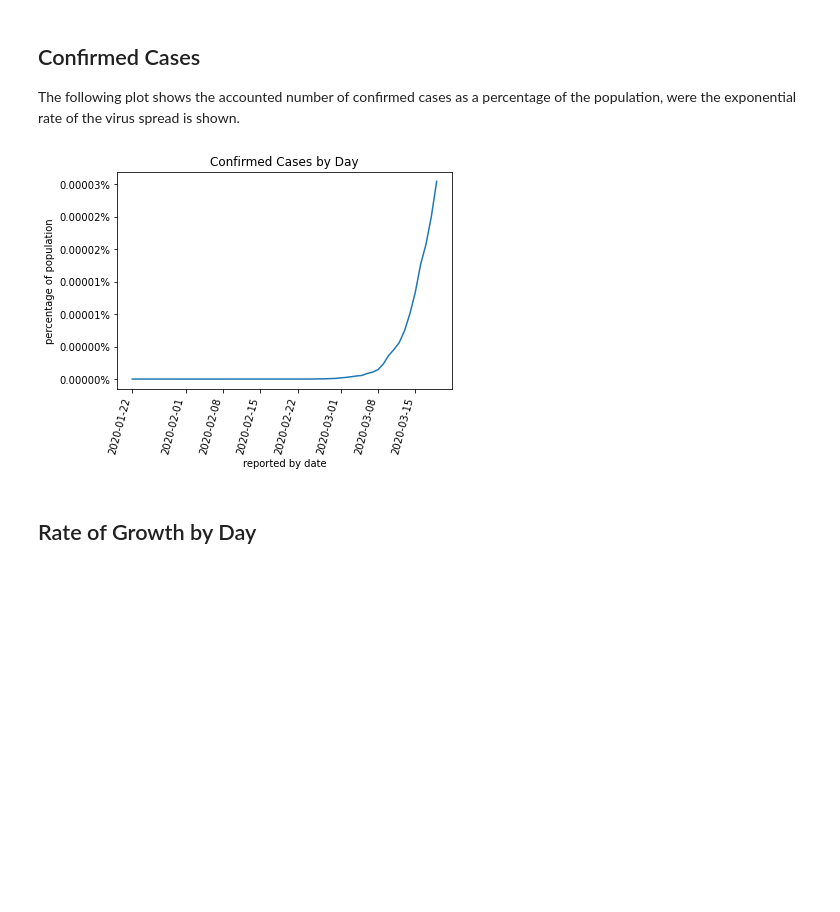
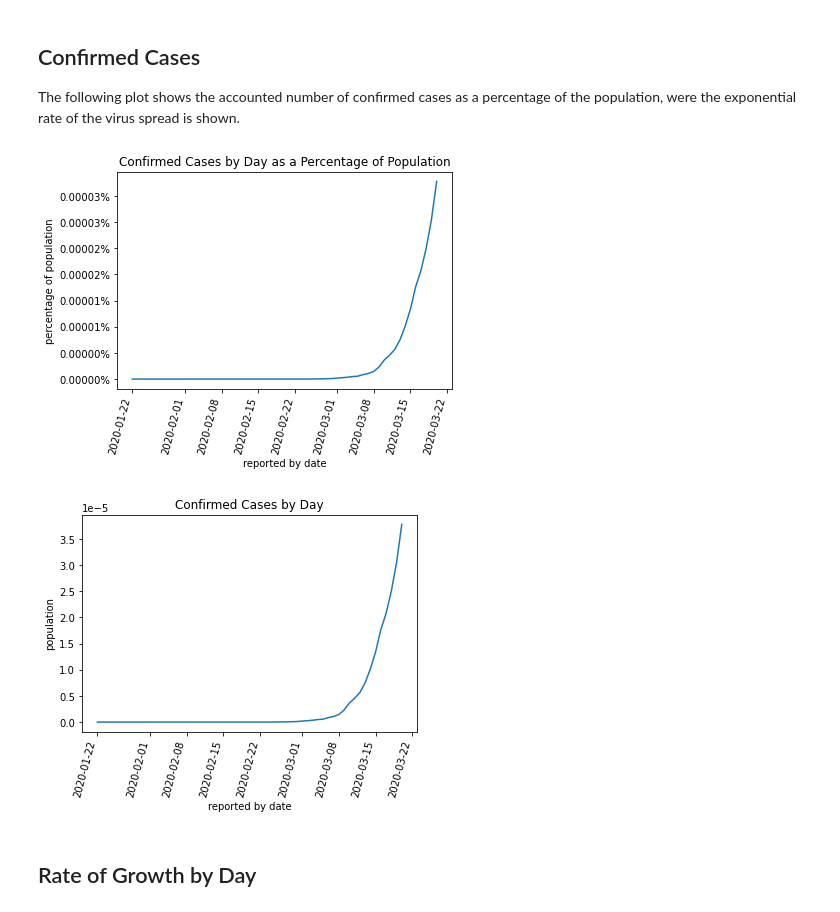
Before and after one commit to PrettyBoyHelios/spain-covid19, a Jupyter notebook: Spain Infected Population Analysis.ipynb, the cells around one changed output. Saved outputs shown, nothing was run; the diff lists cells and outputs as text; code cells hidden in the pictures; blank space fills up the shorter version.

Commit message:
Added 20-03-2020 data for Mexico & Spain

```diff
--- a/Spain Infected Population Analysis.ipynb
+++ b/Spain Infected Population Analysis.ipynb
@@ -23,6 +23,7 @@ Now, we proceed to sort data so that it is easily handled to be plotted in a mat
 popSize = 46.66 * 10e6
 
 confirmedCases = [row['Confirmed']/popSize for _, row in filteredData.iterrows()]
+confirmedCasesTotal = [row['Confirmed'] for _, row in filteredData.iterrows()]
 recoveredCases = [row['Recovered']/popSize for _, row in filteredData.iterrows()]
 deathCases = [row['Deaths'] for _, row in filteredData.iterrows()]
 dates = [datetime.datetime.strptime(row['Date'], "%Y-%m-%d") for _, row in filteredData.iterrows()]
@@ -46,16 +47,26 @@ The following plot shows the accounted number of confirmed cases as a percentage
 # %%
 # beautify the Plot
 fig, ax = plt.subplots()
 ax.plot(dates,confirmedCases)
-ax.set_title("Confirmed Cases by Day")
+ax.set_title("Confirmed Cases by Day as a Percentage of Population")
 ax.set_xlabel("reported by date")
 ax.set_ylabel("percentage of population")
 ax.yaxis.set_major_formatter(PercentFormatter())
 
 plt.setp(ax.get_xticklabels(), rotation=75, ha='right')
 plt.show()
+
+fig, ax = plt.subplots()
+ax.plot(dates,confirmedCasesTotal)
+ax.set_title("Confirmed Cases by Day")
+ax.set_xlabel("reported by date")
+ax.set_ylabel("population")
+
+plt.setp(ax.get_xticklabels(), rotation=75, ha='right')
+plt.show()
 # %% [output]
-[figure, old version]
+[figure, new version]
+[figure, added]
 # %% [markdown]
 ## Rate of Growth by Day
 # %%
```
Also changed, not shown: parts of 4 cells of this notebook, 1 other file.
